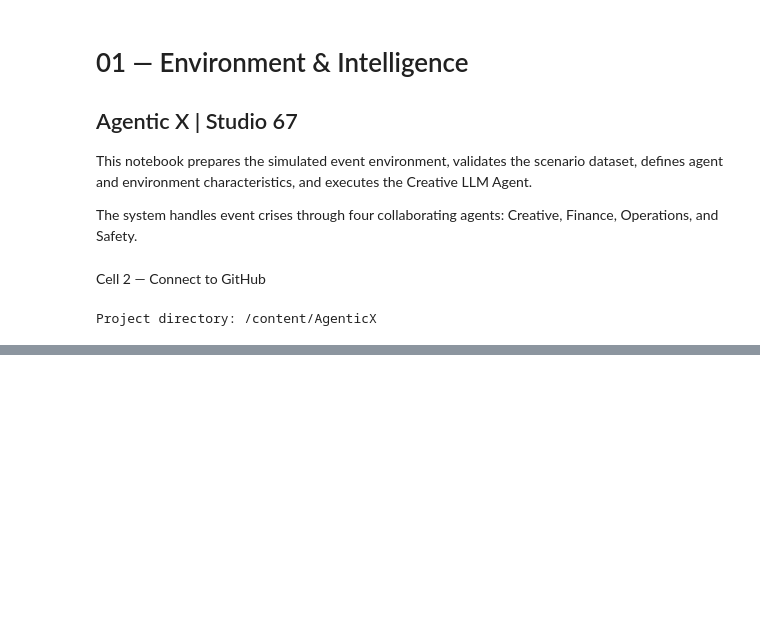
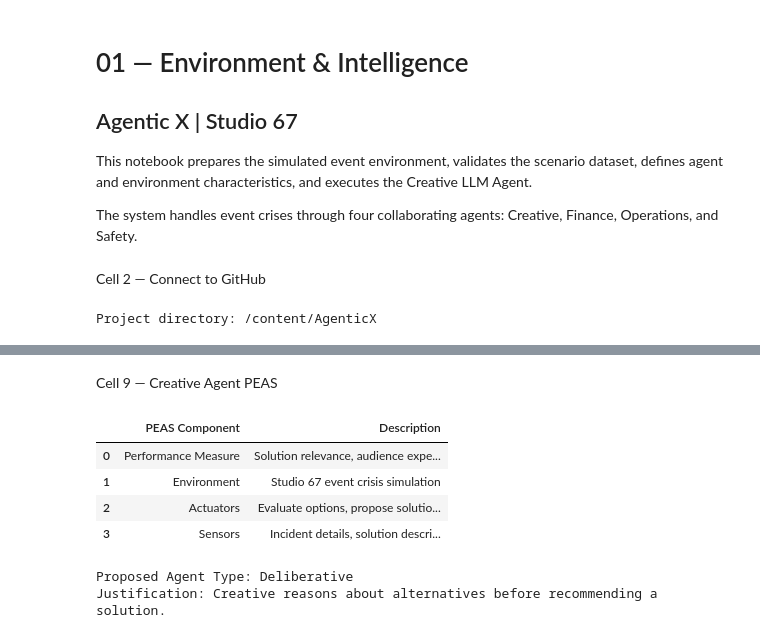
Before and after one commit to RENADBHAI/Agentic-X, a Jupyter notebook: notebooks/01_Environment_Intelligence.ipynb, the cells around one changed output, grey strips where cells are left out. Cells and saved outputs as stored; diff of their text form; code cells hidden in the pictures; blank space fills up the shorter version.

```diff
--- a/notebooks/01_Environment_Intelligence.ipynb
+++ b/notebooks/01_Environment_Intelligence.ipynb
@@ -69,0 +211,42 @@ print('Creative evaluations produced by a live LLM.')
+# %% [markdown]
+Cell 9 — Creative Agent PEAS
+# %%
+
+creative_peas = {
+    "Performance Measure": (
+        "Solution relevance, audience experience, "
+        "and event quality"
+    ),
+    "Environment": (
+        "Studio 67 event crisis simulation"
+    ),
+    "Actuators": (
+        "Evaluate options, propose solutions, "
+        "send recommendations"
+    ),
+    "Sensors": (
+        "Incident details, solution descriptions, "
+        "quality requirements, agent feedback"
+    )
+}
+
+peas_df = pd.DataFrame(
+    creative_peas.items(),
+    columns=["PEAS Component", "Description"]
+)
+
+display(peas_df)
+
+print("Proposed Agent Type: Deliberative")
+print(
+    "Justification: Creative reasons about alternatives "
+    "before recommending a solution."
+)
+# %% [output]
+|  | PEAS Component | Description |
+| 0 | Performance Measure | Solution relevance, audience expe... |
+| 1 | Environment | Studio 67 event crisis simulation |
+| 2 | Actuators | Evaluate options, propose solutio... |
+| 3 | Sensors | Incident details, solution descri... |
+Proposed Agent Type: Deliberative
+Justification: Creative reasons about alternatives before recommending a solution.
```
Also changed, not shown: parts of 22 cells of this notebook.
